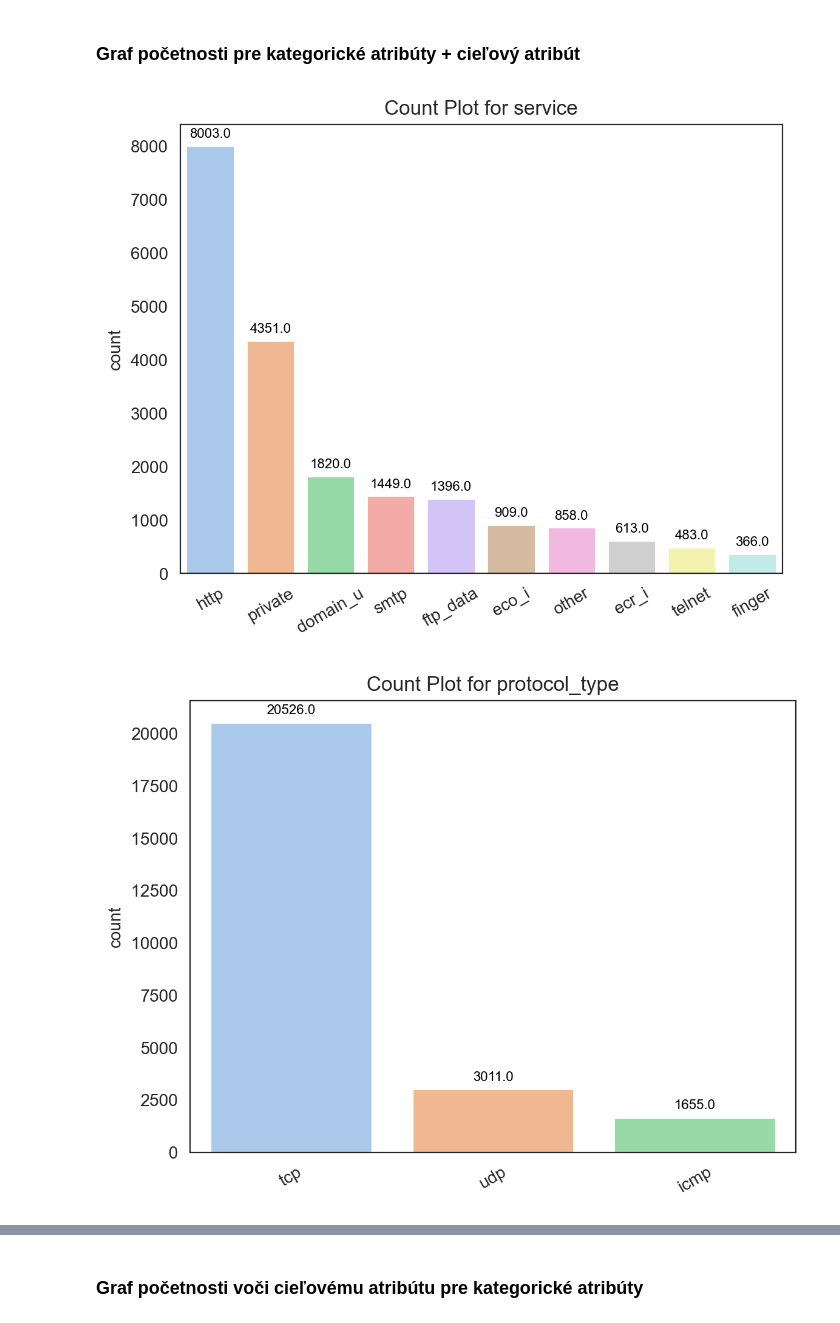
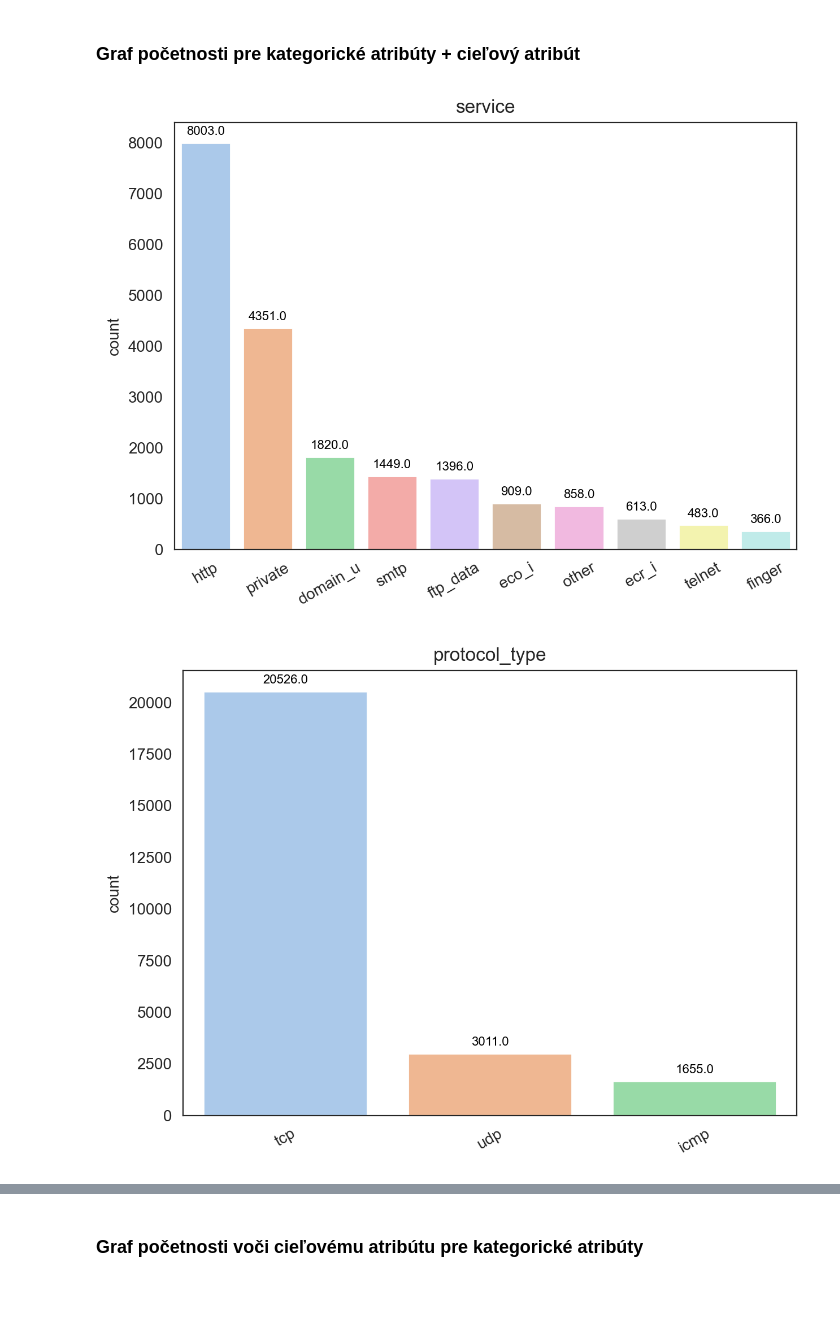
Before and after one commit to M4jkky/CRISP-DataMining, a Jupyter notebook: eda.ipynb, the cells around one changed output, grey strips where cells are left out. Cells and saved outputs as stored; diff of their text form; code cells hidden in the pictures; blank space fills up the shorter version.

```diff
--- a/eda.ipynb
+++ b/eda.ipynb
@@ -92,33 +92,35 @@ sns.set_style('white')
 
 categorical_columns = df.select_dtypes(include=['object']).columns.sort_values(ascending=False)
 
 service_values = df['service'].value_counts().head(10).index
 flag_values = df['flag'].value_counts().head(5).index
 
 df_service = df[df['service'].isin(service_values)]
 df_flag = df[df['flag'].isin(flag_values)]
 
 for col in categorical_columns:
     plt.figure(dpi=200)
     if col == 'service':
         sort_df = df_service[col].value_counts().sort_values(ascending=False).index
         ax = sns.countplot(x=pd.Categorical(df_service[col], categories=sort_df, ordered=True), hue=pd.Categorical(df_service[col], categories=sort_df, ordered=True), palette='pastel', legend=False)
     elif col == 'flag':
         sort_df = df_flag[col].value_counts().sort_values(ascending=False).index
         ax = sns.countplot(x=pd.Categorical(df_flag[col], categories=sort_df, ordered=True), hue=pd.Categorical(df_flag[col], categories=sort_df, ordered=True), palette='pastel', legend=False)
     else:
         sort_df = df[col].value_counts().sort_values(ascending=False).index
         ax = sns.countplot(x=pd.Categorical(df[col], categories=sort_df, ordered=True), hue=pd.Categorical(df[col], categories=sort_df, ordered=True), palette='pastel', legend=False)
-    plt.title(f'Count Plot for {col}')
+    plt.title(f'{col}')
     plt.xticks(rotation=30)
 
     for p in ax.patches:
         if p.get_height() > 0:
             ax.annotate(f'{p.get_height()}', (p.get_x() + p.get_width() / 2., p.get_height()),
                         ha='center', va='baseline', fontsize=8, color='black', xytext=(0, 5),
                         textcoords='offset points')
 
+    plt.tight_layout()
+    plt.savefig(f'images/{col}_countplot.png', dpi=300)
     plt.show()
 # %% [output]
-[figure, old version]
+[figure, new version]
-[figure, old version]
+[figure, new version]
```
Also changed, not shown: parts of 5 cells of this notebook, 2 other files.
